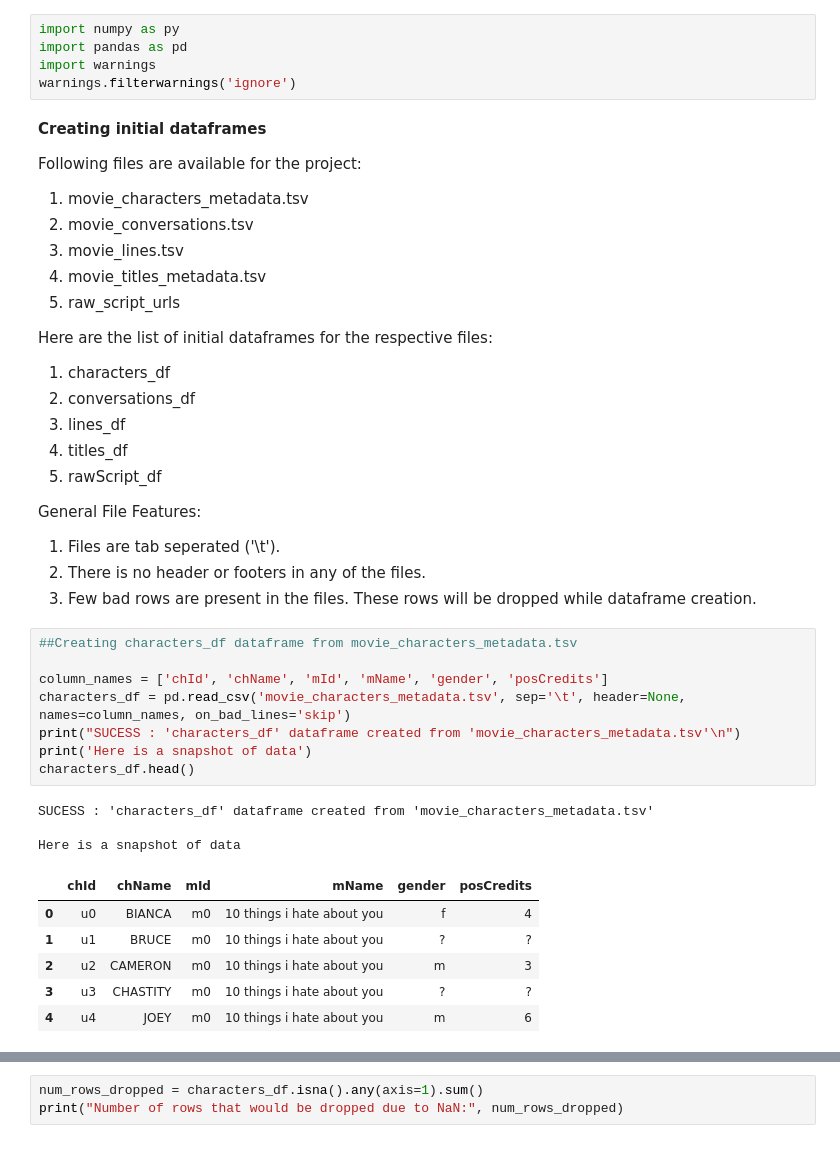
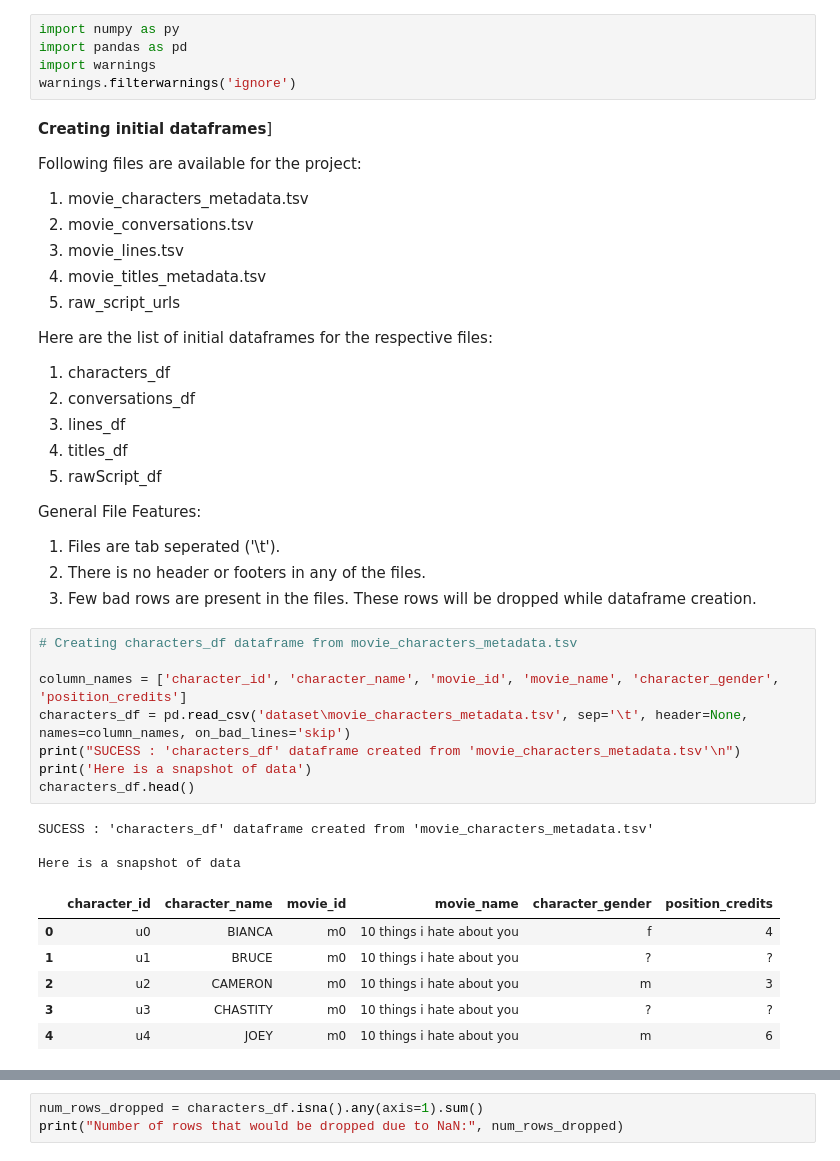
Before and after one commit to Sumitjh26997/CSS581-Final-Project, a Jupyter notebook: MLProject.ipynb, the cells around one changed output, grey strips where cells are left out. Saved outputs shown, nothing was run; the diff lists cells and outputs as text.

Commit message:
update column names

```diff
--- a/MLProject.ipynb
+++ b/MLProject.ipynb
@@ -10,7 +10,7 @@ import pandas as pd
 import warnings
 warnings.filterwarnings('ignore')
 # %% [markdown]
-**Creating initial dataframes**
+**Creating initial dataframes**]
 
 Following files are available for the project:
 
@@ -34,18 +34,18 @@ General File Features:
 2. There is no header or footers in any of the files.
 3. Few bad rows are present in the files. These rows will be dropped while dataframe creation.
 # %%
-##Creating characters_df dataframe from movie_characters_metadata.tsv
+# Creating characters_df dataframe from movie_characters_metadata.tsv
 
-column_names = ['chId', 'chName', 'mId', 'mName', 'gender', 'posCredits']
-characters_df = pd.read_csv('movie_characters_metadata.tsv', sep='\t', header=None, names=column_names, on_bad_lines='skip')
+column_names = ['character_id', 'character_name', 'movie_id', 'movie_name', 'character_gender', 'position_credits']
+characters_df = pd.read_csv('dataset\movie_characters_metadata.tsv', sep='\t', header=None, names=column_names, on_bad_lines='skip')
 print("SUCESS : 'characters_df' dataframe created from 'movie_characters_metadata.tsv'\n")
 print('Here is a snapshot of data')
 characters_df.head()
 # %% [output]
 SUCESS : 'characters_df' dataframe created from 'movie_characters_metadata.tsv'
 
 Here is a snapshot of data
-|  | chId | chName | mId | mName | gender | posCredits |
+|  | character_id | character_name | movie_id | movie_name | character_gender | position_credits |
 | 0 | u0 | BIANCA | m0 | 10 things i hate about you | f | 4 |
 | 1 | u1 | BRUCE | m0 | 10 things i hate about you | ? | ? |
 | 2 | u2 | CAMERON | m0 | 10 things i hate about you | m | 3 |
```
Also changed, not shown: parts of 6 cells of this notebook.
